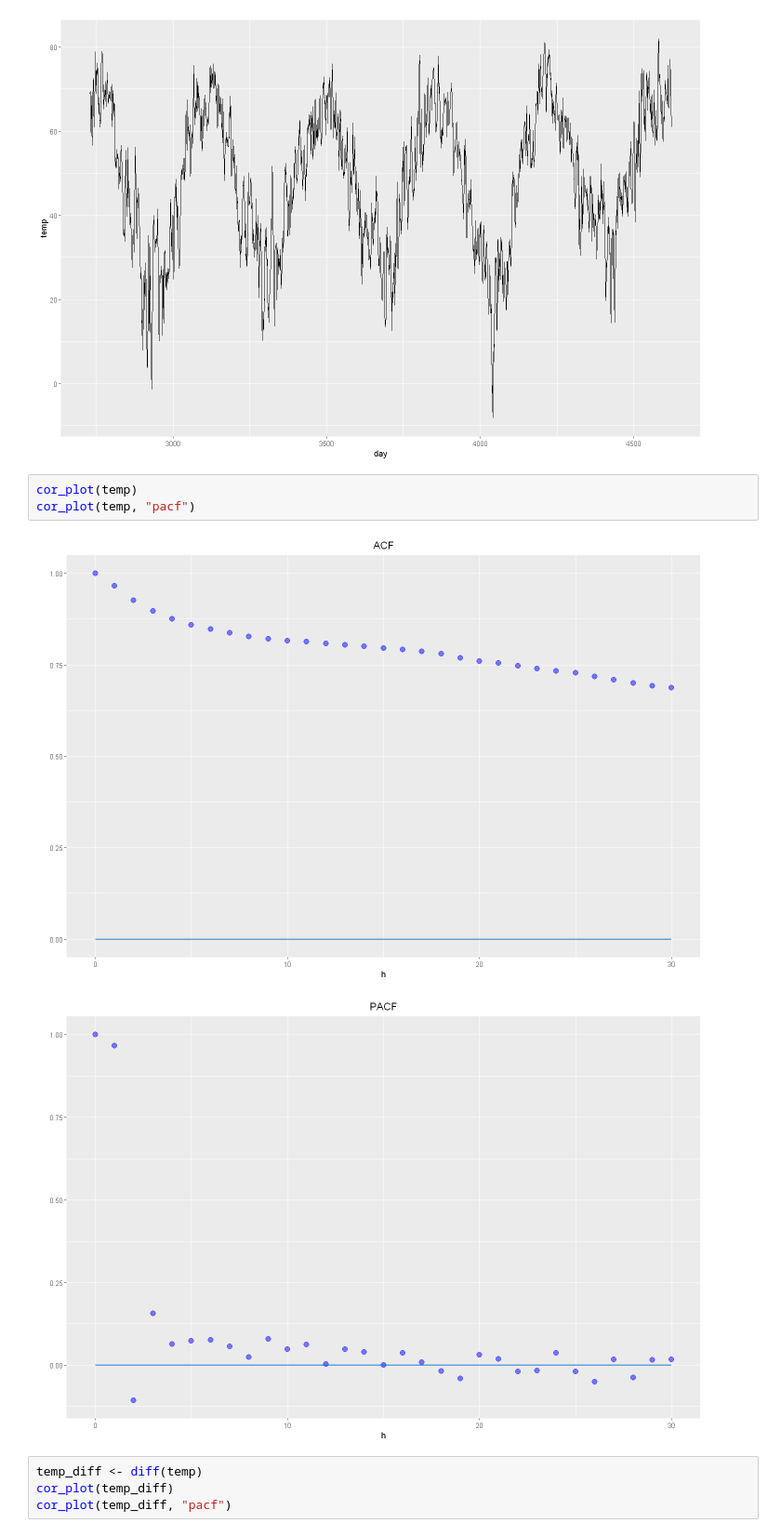
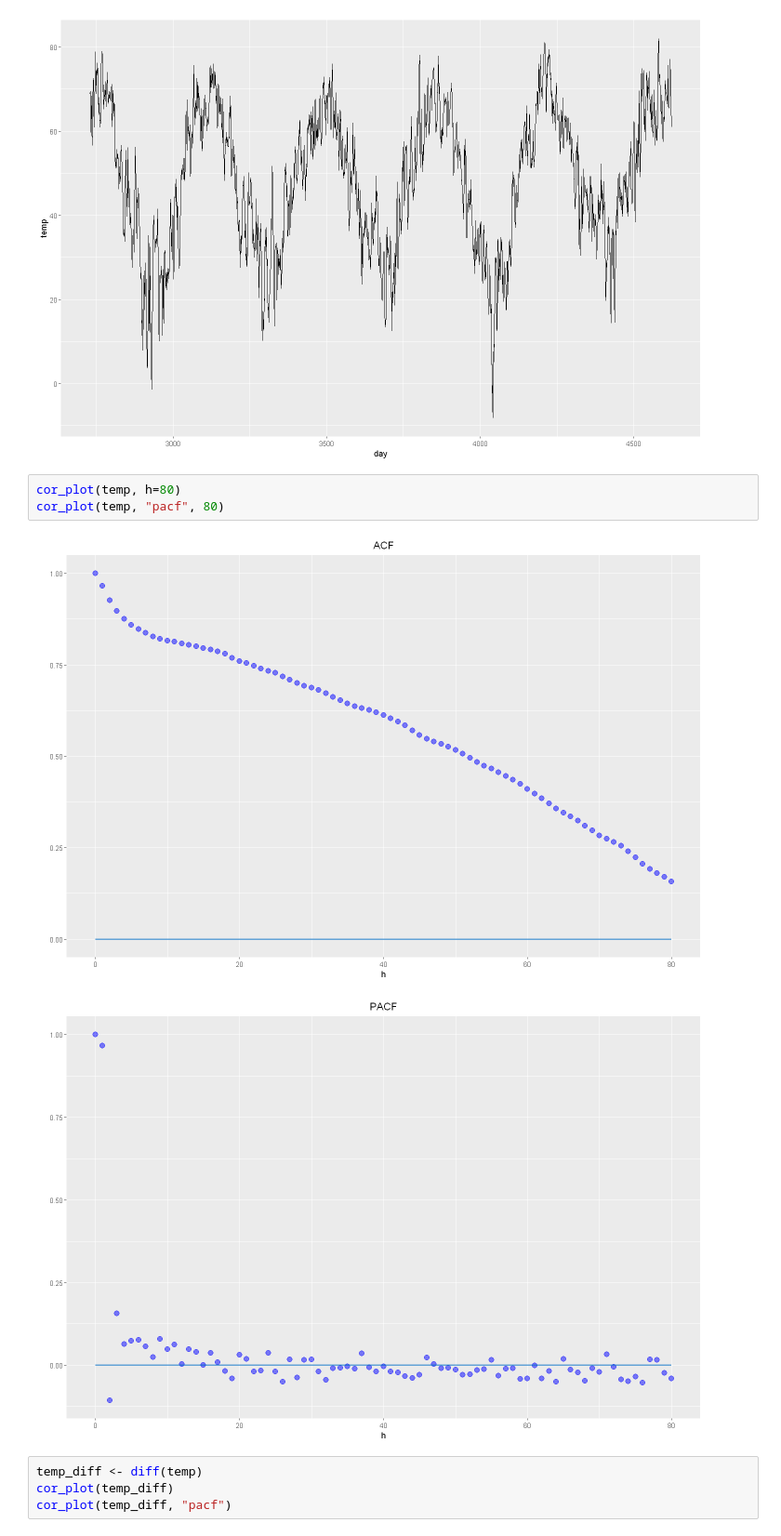
Before and after one commit to Szymex49/ARMA_temperature_modelling, a Jupyter notebook: R.ipynb, the cells around one changed output. Shown at 93% size. Drawn from its saved outputs; the diff is of its cells as text.

```diff
--- a/R.ipynb
+++ b/R.ipynb
@@ -91,11 +105,11 @@ ggplot() + geom_line(aes(x=day, y=temp))
 # %% [output]
 [figure]
 # %%
-cor_plot(temp)
-cor_plot(temp, "pacf")
+cor_plot(temp, h=80)
+cor_plot(temp, "pacf", 80)
 # %% [output]
-[figure, old version]
+[figure, new version]
-[figure, old version]
+[figure, new version]
 # %%
 temp_diff <- diff(temp)
 cor_plot(temp_diff)
```
Also changed, not shown: parts of 8 cells of this notebook, 1 other file.
